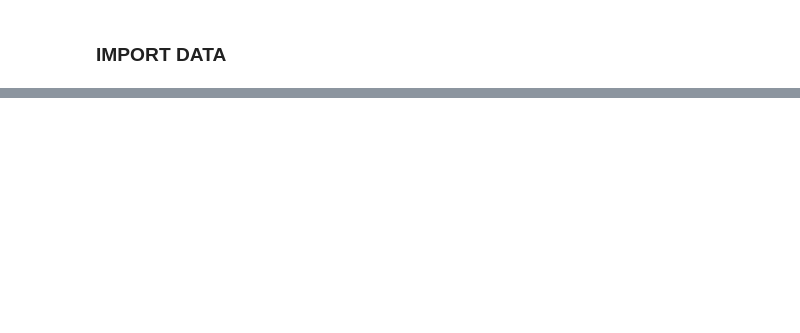
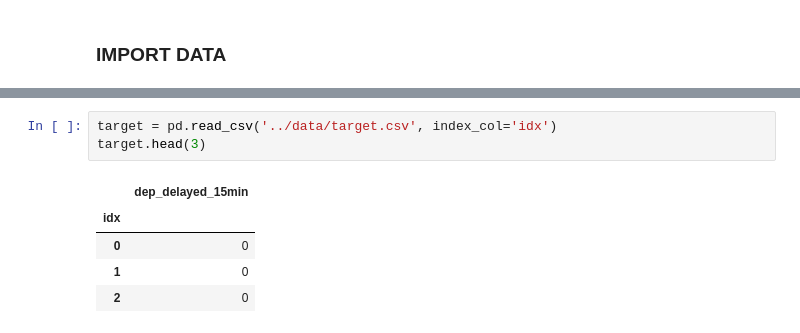
Before and after one commit to lobantseff/flight-delays-fall-2018, a Jupyter notebook: lab/2018-12-13-armavox-xgboost-training.ipynb, the cells around one changed output, grey strips where cells are left out. Drawn from its saved outputs; the diff is of its cells as text; blank space fills up the shorter version.

```diff
--- a/lab/2018-12-13-armavox-xgboost-training.ipynb
+++ b/lab/2018-12-13-armavox-xgboost-training.ipynb
@@ -49,0 +82,9 @@ train = pd.read_csv('../')
+# %%
+target = pd.read_csv('../data/target.csv', index_col='idx')
+target.head(3)
+# %% [output]
+|  | dep_delayed_15min |
+| idx |  |
+| 0 | 0 |
+| 1 | 0 |
+| 2 | 0 |
```
Also changed, not shown: parts of 33 cells of this notebook, 2 other files.
